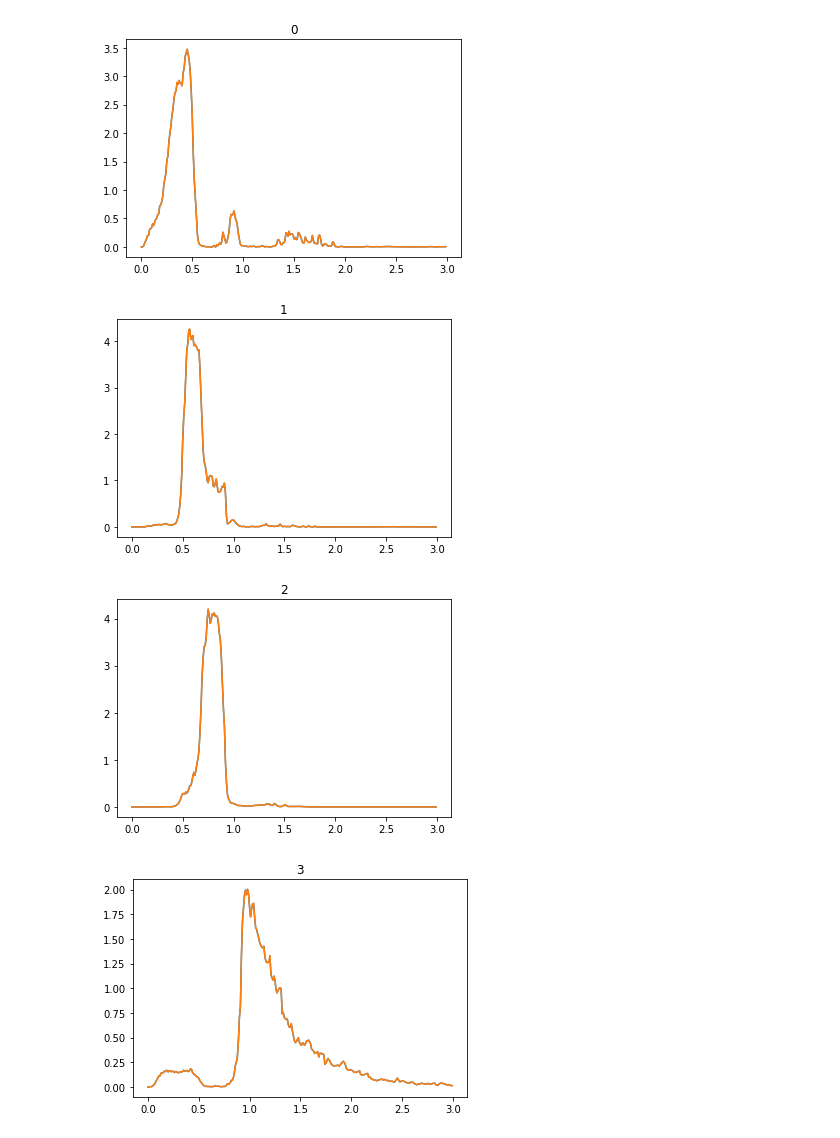
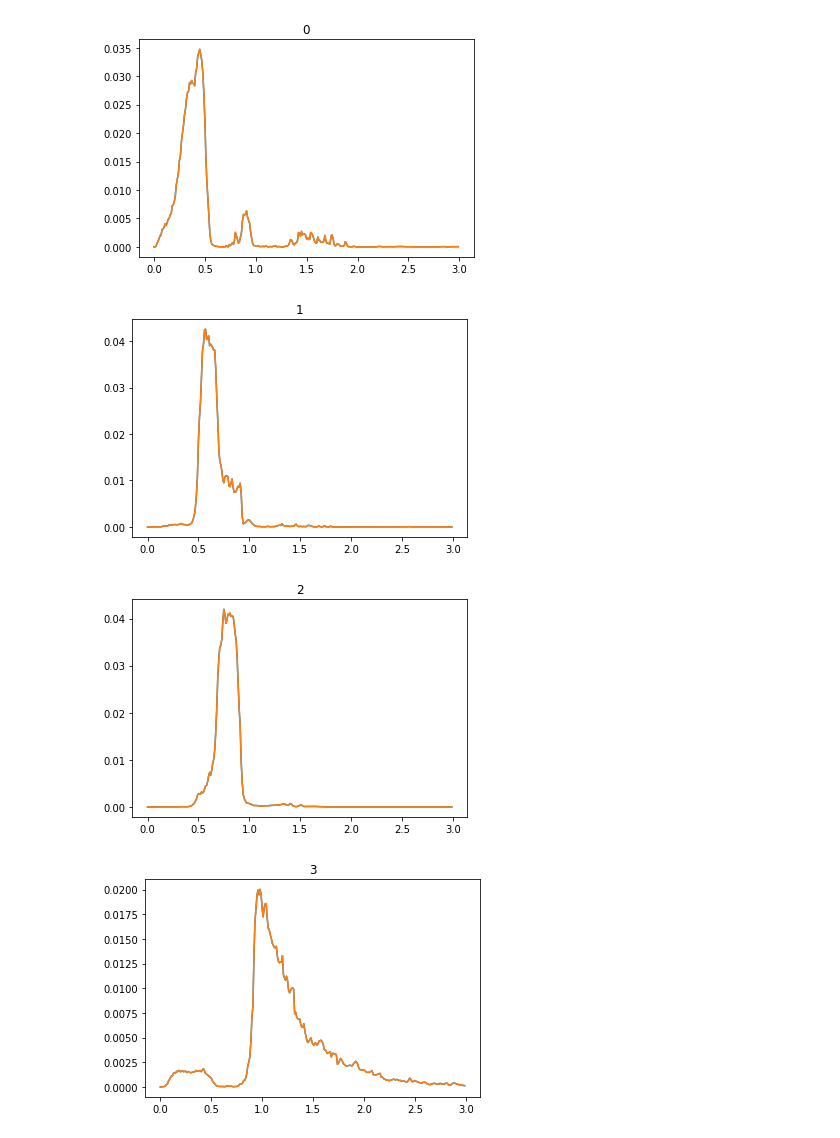
Before and after one commit to LSSTDESC/txpipe-cosmodc2, a Jupyter notebook: notebooks/Firecrown_CosmoSIS.ipynb, the cells around one changed output. Saved outputs shown, nothing was run; the diff lists cells and outputs as text; code cells hidden in the pictures.

```diff
--- a/notebooks/Firecrown_CosmoSIS.ipynb
+++ b/notebooks/Firecrown_CosmoSIS.ipynb
@@ -20,7 +20,7 @@ for i in range(4):
         plt.title(str(i)+str(j))
         plt.xlabel('ell')
         plt.ylabel('ell*Cell_shear')
-        plt.ylim(1e-8, 1e-6)
-        plt.xlim(1,10000)
+        plt.ylim(5e-10, 1e-6)
+        plt.xlim(1,100000)
         plt.legend()
 # %% [output]
@@ -38,8 +38,8 @@ for i in range(4):
 for i in range(4):
     ell_cosmosis = np.loadtxt(Cosmosis_dir+'galaxy_shear_cl/ell.txt')
     cl_cosmosis = np.loadtxt(Cosmosis_dir+'galaxy_shear_cl/bin_1_'+str(i+1)+'.txt')
-    ell_ccl = np.load(Ccl_dir+"cls('lens_0', 'source_"+str(j)+"').npz")['ell']
-    cl_ccl = np.load(Ccl_dir+"cls('lens_0', 'source_"+str(j)+"').npz")['cl']
+    ell_ccl = np.load(Ccl_dir+"cls('lens_0', 'source_"+str(i)+"').npz")['ell']
+    cl_ccl = np.load(Ccl_dir+"cls('lens_0', 'source_"+str(i)+"').npz")['cl']
     plt.figure()
     plt.loglog(ell_cosmosis, ell_cosmosis*cl_cosmosis, label='cosmosis')
     plt.loglog(ell_ccl, ell_ccl*cl_ccl, label='ccl')
@@ -47,6 +47,7 @@ for i in range(4):
     plt.xlabel('ell')
     plt.ylabel('ell*Cell_galaxy_shear')
 #     plt.ylim(1e-8, 1e-6)
-    plt.xlim(1,10000)
+    plt.xlim(1,100000)
+
     plt.legend()
 # %% [output]
@@ -89,17 +91,17 @@ plt.legend()
 # %%
 for i in range(4):
 
     z_cosmosis = np.loadtxt(Cosmosis_dir+'nz_source/z.txt')
     nz_cosmosis = np.loadtxt(Cosmosis_dir+'nz_source/bin_'+str(i+1)+'.txt')
     z_ccl = np.load(Ccl_dir+'nofz_source_'+str(i)+'.npz')['z']
     nz_ccl = np.load(Ccl_dir+'nofz_source_'+str(i)+'.npz')['nz']
     plt.figure()
     plt.plot(z_ccl, nz_ccl)
-    plt.plot(z_cosmosis, nz_cosmosis)
+    plt.plot(z_cosmosis, nz_cosmosis/np.sum(nz_cosmosis))
 
     plt.title(str(i))
 # %% [output]
-[figure, old version]
+[figure, new version]
-[figure, old version]
+[figure, new version]
-[figure, old version]
+[figure, new version]
-[figure, old version]
+[figure, new version]
```
Also changed, not shown: parts of 3 cells of this notebook, 1 other file.
